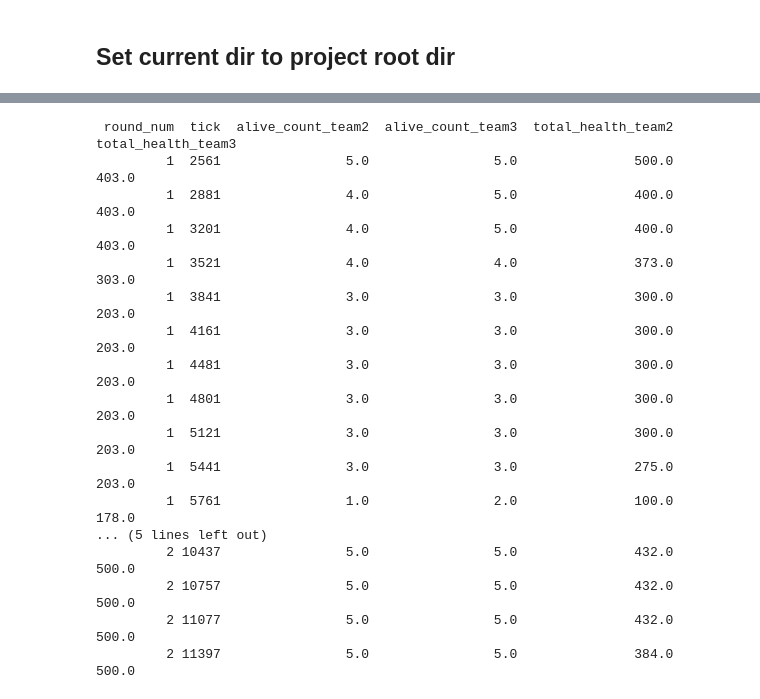
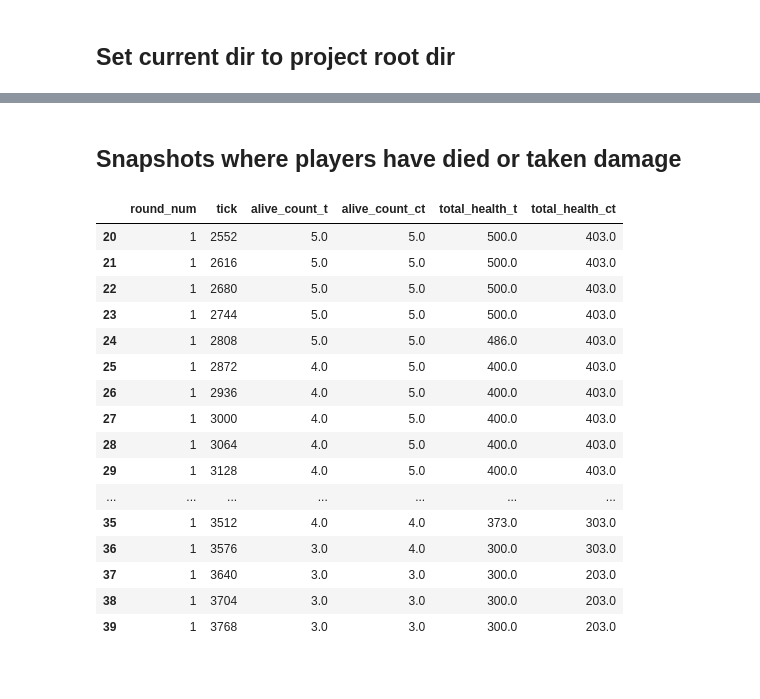
Before and after one commit to 00riddle00/cs2-rop, a Jupyter notebook: notebooks/parser_check.ipynb, the cells around one changed output, grey strips where cells are left out. Cells and saved outputs as stored; diff of their text form; code cells hidden in the pictures; blank space fills up the shorter version.

```diff
--- a/notebooks/parser_check.ipynb
+++ b/notebooks/parser_check.ipynb
@@ -23 +38,12 @@ os.chdir(find_project_root())
+# %%
+# Select the match to analyze.
+match_name = "mouz-vs-spirit-m1-dust2"
+# match_name = "mouz-vs-spirit-m2-mirage"
+
+match_dir = Path("data/processed") / match_name
+
+
+def load(table: str) -> pd.DataFrame:
+    """Read one Parquet table of the selected match."""
+    return pd.read_parquet(match_dir / f"{table}.parquet")
 # %% [markdown]
@@ -251,37 +263,30 @@ print(team_features.head())
+# %% [markdown]
+## Snapshots where players have died or taken damage
 # %%
-# Check snapshots where players have died or taken damage
-cols = [
-    "round_num",
-    "tick",
-    "alive_count_team2",
-    "alive_count_team3",
-    "total_health_team2",
-    "total_health_team3",
-]
+cols = ["round_num", "tick", "alive_count_t", "alive_count_ct",
+        "total_health_t", "total_health_ct"]
 
-print(
-    team_features[
-        (team_features["alive_count_team2"] < 5)
-        | (team_features["alive_count_team3"] < 5)
-        | (team_features["total_health_team2"] < 500)
-        | (team_features["total_health_team3"] < 500)
-    ][cols].head(20).to_string(index=False)
-)
+team_features[
+    (team_features["alive_count_t"] < 5)
+    | (team_features["alive_count_ct"] < 5)
+    | (team_features["total_health_t"] < 500)
+    | (team_features["total_health_ct"] < 500)
+][cols].head(20)
 # %% [output]
- round_num  tick  alive_count_team2  alive_count_team3  total_health_team2  total_health_team3
-         1  2561                5.0                5.0               500.0               403.0
-         1  2881                4.0                5.0               400.0               403.0
-         1  3201                4.0                5.0               400.0               403.0
-         1  3521                4.0                4.0               373.0               303.0
-         1  3841                3.0                3.0               300.0               203.0
-         1  4161                3.0                3.0               300.0               203.0
-         1  4481                3.0                3.0               300.0               203.0
-         1  4801                3.0                3.0               300.0               203.0
-         1  5121                3.0                3.0               300.0               203.0
-         1  5441                3.0                3.0               275.0               203.0
-         1  5761                1.0                2.0               100.0               178.0
-... (5 lines left out)
-         2 10437                5.0                5.0               432.0               500.0
-         2 10757                5.0                5.0               432.0               500.0
-         2 11077                5.0                5.0               432.0               500.0
-         2 11397                5.0                5.0               384.0               500.0
+|  | round_num | tick | alive_count_t | alive_count_ct | total_health_t | total_health_ct |
+| 20 | 1 | 2552 | 5.0 | 5.0 | 500.0 | 403.0 |
+| 21 | 1 | 2616 | 5.0 | 5.0 | 500.0 | 403.0 |
+| 22 | 1 | 2680 | 5.0 | 5.0 | 500.0 | 403.0 |
+| 23 | 1 | 2744 | 5.0 | 5.0 | 500.0 | 403.0 |
+| 24 | 1 | 2808 | 5.0 | 5.0 | 486.0 | 403.0 |
+| 25 | 1 | 2872 | 4.0 | 5.0 | 400.0 | 403.0 |
+| 26 | 1 | 2936 | 4.0 | 5.0 | 400.0 | 403.0 |
+| 27 | 1 | 3000 | 4.0 | 5.0 | 400.0 | 403.0 |
+| 28 | 1 | 3064 | 4.0 | 5.0 | 400.0 | 403.0 |
+| 29 | 1 | 3128 | 4.0 | 5.0 | 400.0 | 403.0 |
+| ... | ... | ... | ... | ... | ... | ... |
+| 35 | 1 | 3512 | 4.0 | 4.0 | 373.0 | 303.0 |
+| 36 | 1 | 3576 | 3.0 | 4.0 | 300.0 | 303.0 |
+| 37 | 1 | 3640 | 3.0 | 3.0 | 300.0 | 203.0 |
+| 38 | 1 | 3704 | 3.0 | 3.0 | 300.0 | 203.0 |
+| 39 | 1 | 3768 | 3.0 | 3.0 | 300.0 | 203.0 |
```
Also changed, not shown: parts of 23 cells of this notebook.
